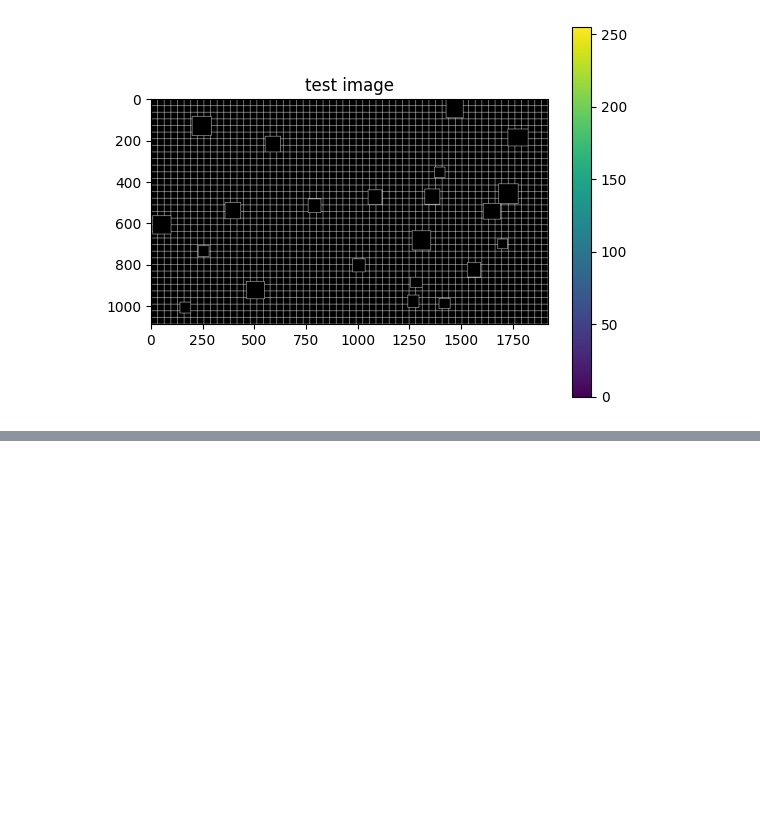
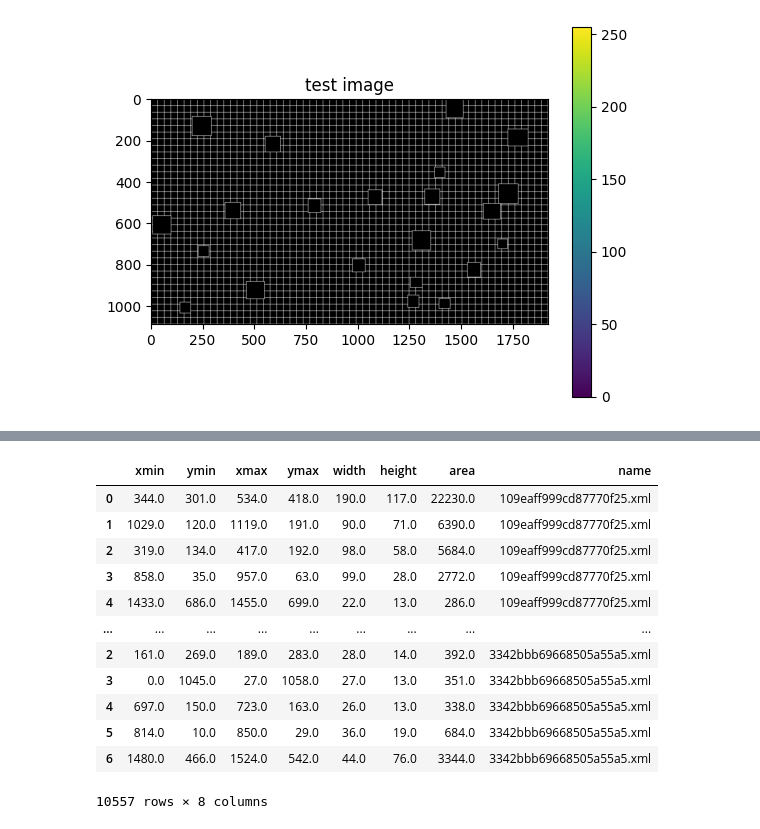
Before and after one commit to ManosMpampis/opendr, a Jupyter notebook: projects/python/perception/object_detection_2d/nanodet/dataset_manager.ipynb, the cells around one changed output, grey strips where cells are left out. Cells and saved outputs as stored; diff of their text form; code cells hidden in the pictures; blank space fills up the shorter version.

```diff
--- a/projects/python/perception/object_detection_2d/nanodet/dataset_manager.ipynb
+++ b/projects/python/perception/object_detection_2d/nanodet/dataset_manager.ipynb
@@ -722,0 +619,3 @@ plt.imsave("./predefined_examples/big_example3.jpg", new_image)
+# %%
+dataset_main_path = "/media/manos/hdd/allea_datasets/weedDataset"
+dataset_new_name = "4k"
@@ -722,0 +887,16 @@ plt.imsave("./predefined_examples/big_example3.jpg", new_image)
+# %%
+df_small
+# %% [output]
+|  | xmin | ymin | xmax | ymax | width | height | area | name |
+| 0 | 344.0 | 301.0 | 534.0 | 418.0 | 190.0 | 117.0 | 22230.0 | 109eaff999cd87770f25.xml |
+| 1 | 1029.0 | 120.0 | 1119.0 | 191.0 | 90.0 | 71.0 | 6390.0 | 109eaff999cd87770f25.xml |
+| 2 | 319.0 | 134.0 | 417.0 | 192.0 | 98.0 | 58.0 | 5684.0 | 109eaff999cd87770f25.xml |
+| 3 | 858.0 | 35.0 | 957.0 | 63.0 | 99.0 | 28.0 | 2772.0 | 109eaff999cd87770f25.xml |
+| 4 | 1433.0 | 686.0 | 1455.0 | 699.0 | 22.0 | 13.0 | 286.0 | 109eaff999cd87770f25.xml |
+| ... | ... | ... | ... | ... | ... | ... | ... | ... |
+| 2 | 161.0 | 269.0 | 189.0 | 283.0 | 28.0 | 14.0 | 392.0 | 3342bbb69668505a55a5.xml |
+| 3 | 0.0 | 1045.0 | 27.0 | 1058.0 | 27.0 | 13.0 | 351.0 | 3342bbb69668505a55a5.xml |
+| 4 | 697.0 | 150.0 | 723.0 | 163.0 | 26.0 | 13.0 | 338.0 | 3342bbb69668505a55a5.xml |
+| 5 | 814.0 | 10.0 | 850.0 | 29.0 | 36.0 | 19.0 | 684.0 | 3342bbb69668505a55a5.xml |
+| 6 | 1480.0 | 466.0 | 1524.0 | 542.0 | 44.0 | 76.0 | 3344.0 | 3342bbb69668505a55a5.xml |
+10557 rows × 8 columns
```
Also changed, not shown: parts of 43 cells of this notebook, 18 other files.
